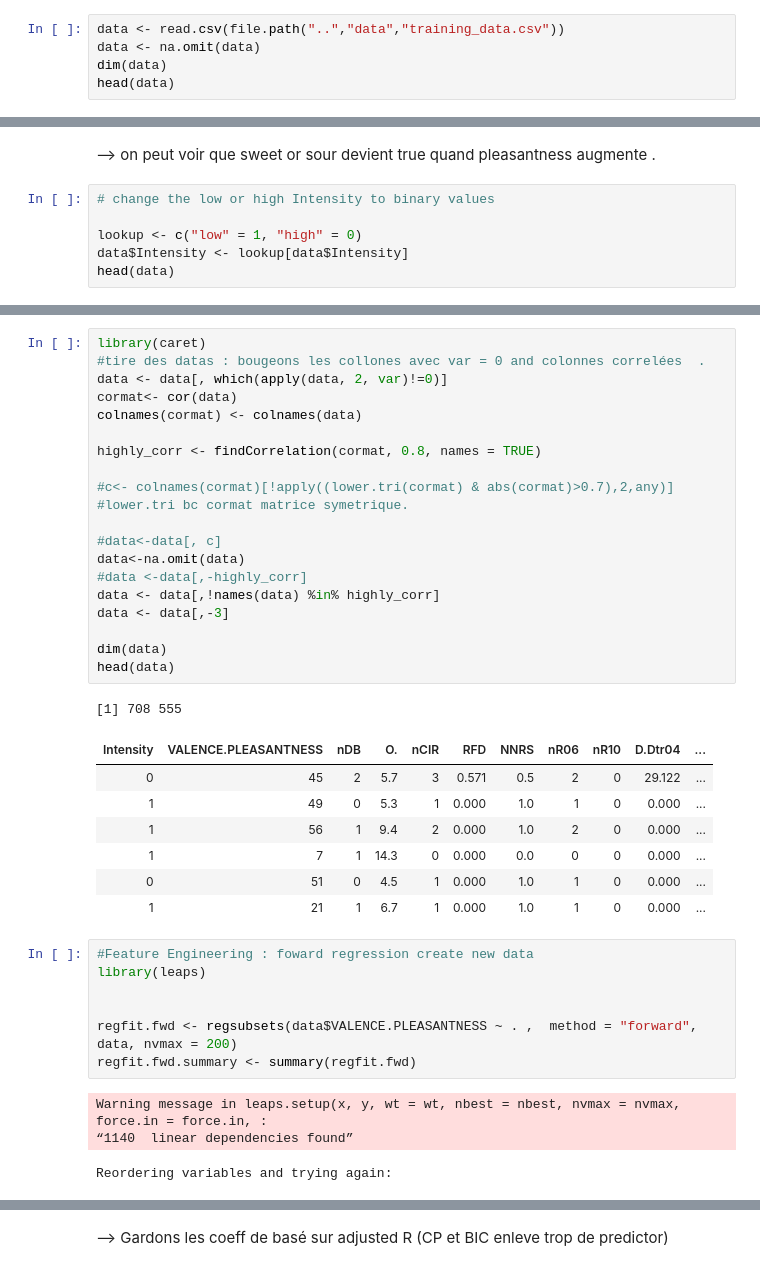
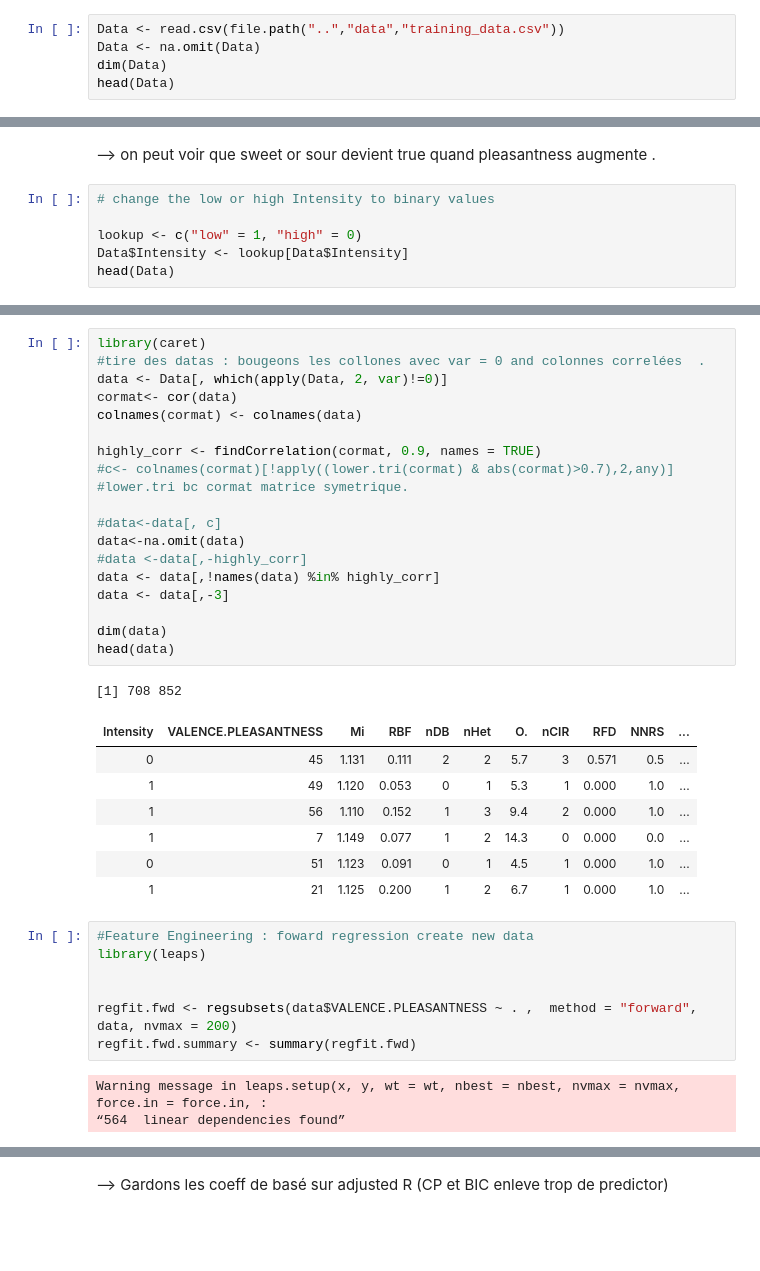
Before and after one commit to Alicia-max/BIO322-Regression, a Jupyter notebook: src/Exploration.ipynb, the cells around one changed output, grey strips where cells are left out. Saved outputs shown, nothing was run; the diff lists cells and outputs as text; blank space fills up the shorter version.

```diff
--- a/src/Exploration.ipynb
+++ b/src/Exploration.ipynb
@@ -1,8 +1,8 @@
 # %%
-data <- read.csv(file.path("..","data","training_data.csv"))
-data <- na.omit(data)
-dim(data)
-head(data)
+Data <- read.csv(file.path("..","data","training_data.csv"))
+Data <- na.omit(Data)
+dim(Data)
+head(Data)
 # %% [output]
 [1]  708 4872
 | Intensity | VALENCE.PLEASANTNESS | SWEETORSOUR | complexity.from.pubmed | MW | AMW | Sv | Se | ... |
@@ -32,8 +32,8 @@ interpretation :
 # change the low or high Intensity to binary values
 
 lookup <- c("low" = 1, "high" = 0)
-data$Intensity <- lookup[data$Intensity]
-head(data)
+Data$Intensity <- lookup[Data$Intensity]
+head(Data)
 # %% [output]
 | Intensity | VALENCE.PLEASANTNESS | SWEETORSOUR | complexity.from.pubmed | MW | AMW | Sv | Se | ... |
 | 0 | 45 | FALSE | 302.0 | 208.33 | 5.952 | 19.698 | 34.491 | ... |
@@ -45,31 +45,30 @@ head(data)
 # %%
 library(caret)
 #tire des datas : bougeons les collones avec var = 0 and colonnes correlées  .
-data <- data[, which(apply(data, 2, var)!=0)]
+data <- Data[, which(apply(Data, 2, var)!=0)]
 cormat<- cor(data)
 colnames(cormat) <- colnames(data)
 
-highly_corr <- findCorrelation(cormat, 0.8, names = TRUE)
-
+highly_corr <- findCorrelation(cormat, 0.9, names = TRUE)
 #c<- colnames(cormat)[!apply((lower.tri(cormat) & abs(cormat)>0.7),2,any)] #lower.tri bc cormat matrice symetrique.
 
 #data<-data[, c]
 data<-na.omit(data)
 #data <-data[,-highly_corr]
 data <- data[,!names(data) %in% highly_corr]
 data <- data[,-3]
 
 dim(data)
 head(data)
 # %% [output]
-[1] 708 555
+[1] 708 852
-| Intensity | VALENCE.PLEASANTNESS | nDB | O. | nCIR | RFD | NNRS | nR06 | nR10 | D.Dtr04 | ... |
-| 0 | 45 | 2 | 5.7 | 3 | 0.571 | 0.5 | 2 | 0 | 29.122 | ... |
-| 1 | 49 | 0 | 5.3 | 1 | 0.000 | 1.0 | 1 | 0 | 0.000 | ... |
-| 1 | 56 | 1 | 9.4 | 2 | 0.000 | 1.0 | 2 | 0 | 0.000 | ... |
-| 1 | 7 | 1 | 14.3 | 0 | 0.000 | 0.0 | 0 | 0 | 0.000 | ... |
-| 0 | 51 | 0 | 4.5 | 1 | 0.000 | 1.0 | 1 | 0 | 0.000 | ... |
-| 1 | 21 | 1 | 6.7 | 1 | 0.000 | 1.0 | 1 | 0 | 0.000 | ... |
+| Intensity | VALENCE.PLEASANTNESS | Mi | RBF | nDB | nHet | O. | nCIR | RFD | NNRS | ... |
+| 0 | 45 | 1.131 | 0.111 | 2 | 2 | 5.7 | 3 | 0.571 | 0.5 | ... |
+| 1 | 49 | 1.120 | 0.053 | 0 | 1 | 5.3 | 1 | 0.000 | 1.0 | ... |
+| 1 | 56 | 1.110 | 0.152 | 1 | 3 | 9.4 | 2 | 0.000 | 1.0 | ... |
+| 1 | 7 | 1.149 | 0.077 | 1 | 2 | 14.3 | 0 | 0.000 | 0.0 | ... |
+| 0 | 51 | 1.123 | 0.091 | 0 | 1 | 4.5 | 1 | 0.000 | 1.0 | ... |
+| 1 | 21 | 1.125 | 0.200 | 1 | 2 | 6.7 | 1 | 0.000 | 1.0 | ... |
 # %%
 #Feature Engineering : foward regression create new data
 library(leaps)
@@ -79,8 +78,7 @@ regfit.fwd <- regsubsets(data$VALENCE.PLEASANTNESS ~ . ,  method = "forward", da
 regfit.fwd.summary <- summary(regfit.fwd)
 # %% [output]
 Warning message in leaps.setup(x, y, wt = wt, nbest = nbest, nvmax = nvmax, force.in = force.in, :
-“1140  linear dependencies found”
+“564  linear dependencies found”
-Reordering variables and trying again:
 # %%
 
 # plot
```
Also changed, not shown: parts of 10 cells of this notebook.
